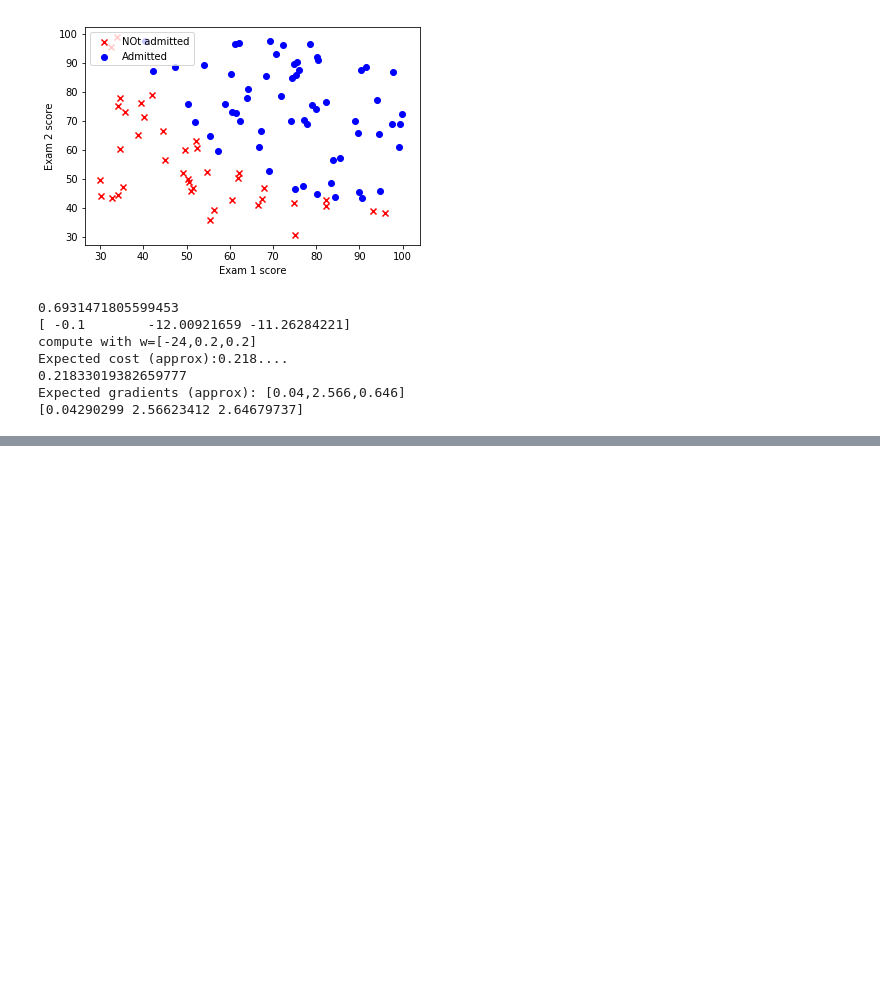
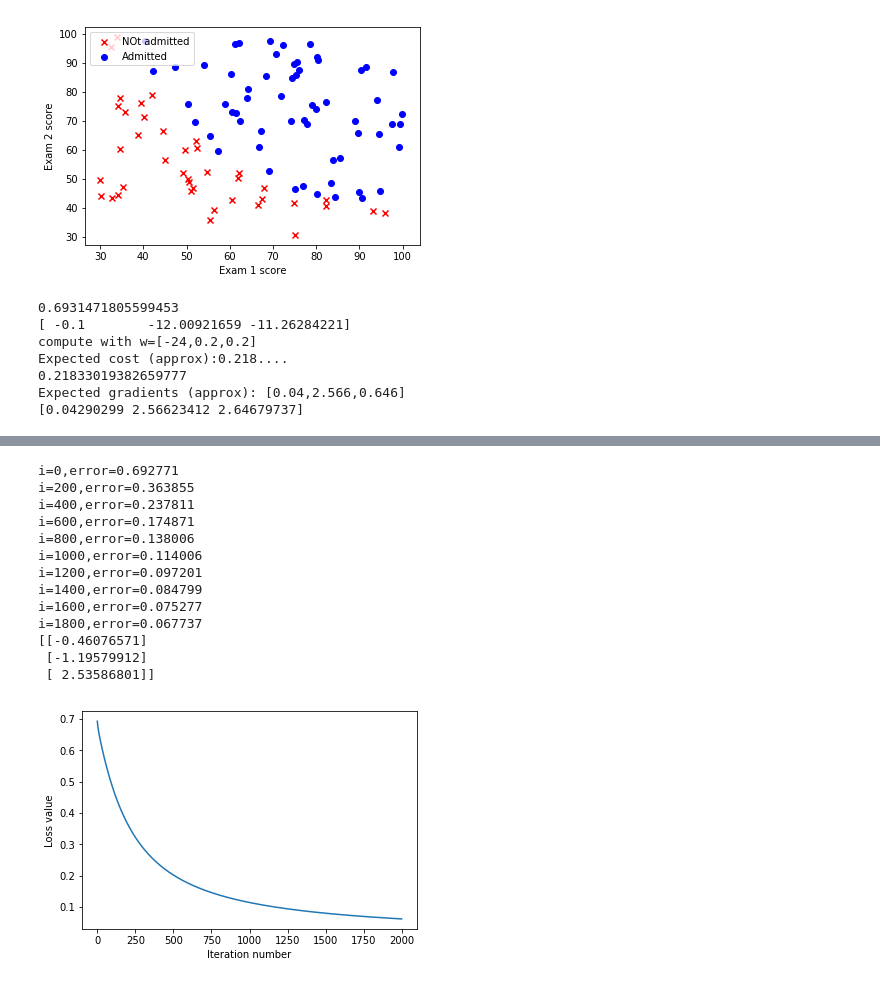
Before and after one commit to meetliuxin/MachineLearning, a Jupyter notebook: logic_regression.ipynb, the cells around one changed output, grey strips where cells are left out. Drawn from its saved outputs; the diff is of its cells as text; code cells hidden in the pictures; blank space fills up the shorter version.

```diff
--- a/logic_regression.ipynb
+++ b/logic_regression.ipynb
@@ -115,0 +276,33 @@ Expected gradients (approx): [0.04,2.566,0.646]
+# %%
+#观察并且可视化一下训练过程
+import matplotlib.pyplot as plt
+
+y = y.reshape((-1,1)) #有时候经常需要reshape,我建议多用，避免不必要的bug
+#add the x0=1
+one = np.ones((X.shape[0],1))
+X_train = np.hstack((one,X))
+classify = logistic()
+loss = classify.train(X_train,y)
+print classify.W
+
+plt.plot(loss)
+plt.xlabel('Iteration number')
+plt.ylabel('Loss value')
+
+
+plt.show()
+# %% [output]
+i=0,error=0.692771
+i=200,error=0.363855
+i=400,error=0.237811
+i=600,error=0.174871
+i=800,error=0.138006
+i=1000,error=0.114006
+i=1200,error=0.097201
+i=1400,error=0.084799
+i=1600,error=0.075277
+i=1800,error=0.067737
+[[-0.46076571]
+ [-1.19579912]
+ [ 2.53586801]]
+[figure, added]
```
Also changed, not shown: parts of 6 cells of this notebook, 1 other file.
